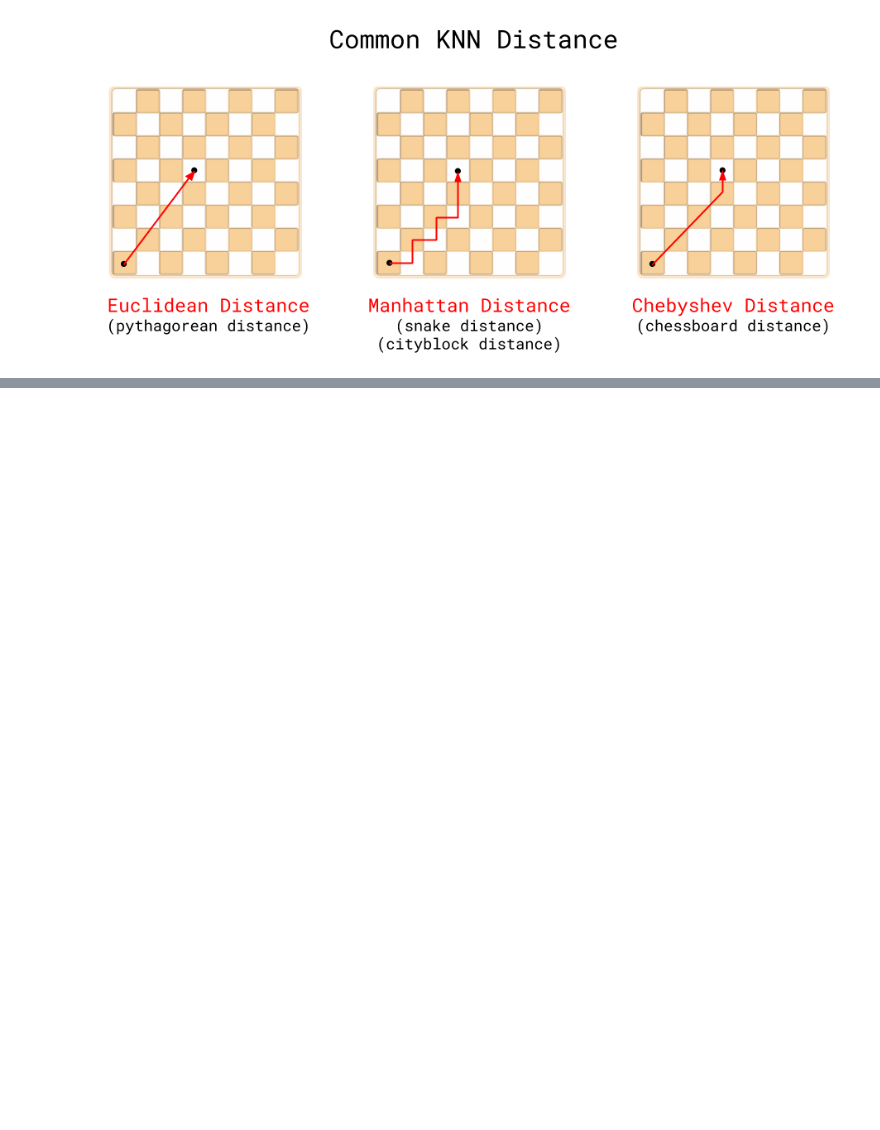
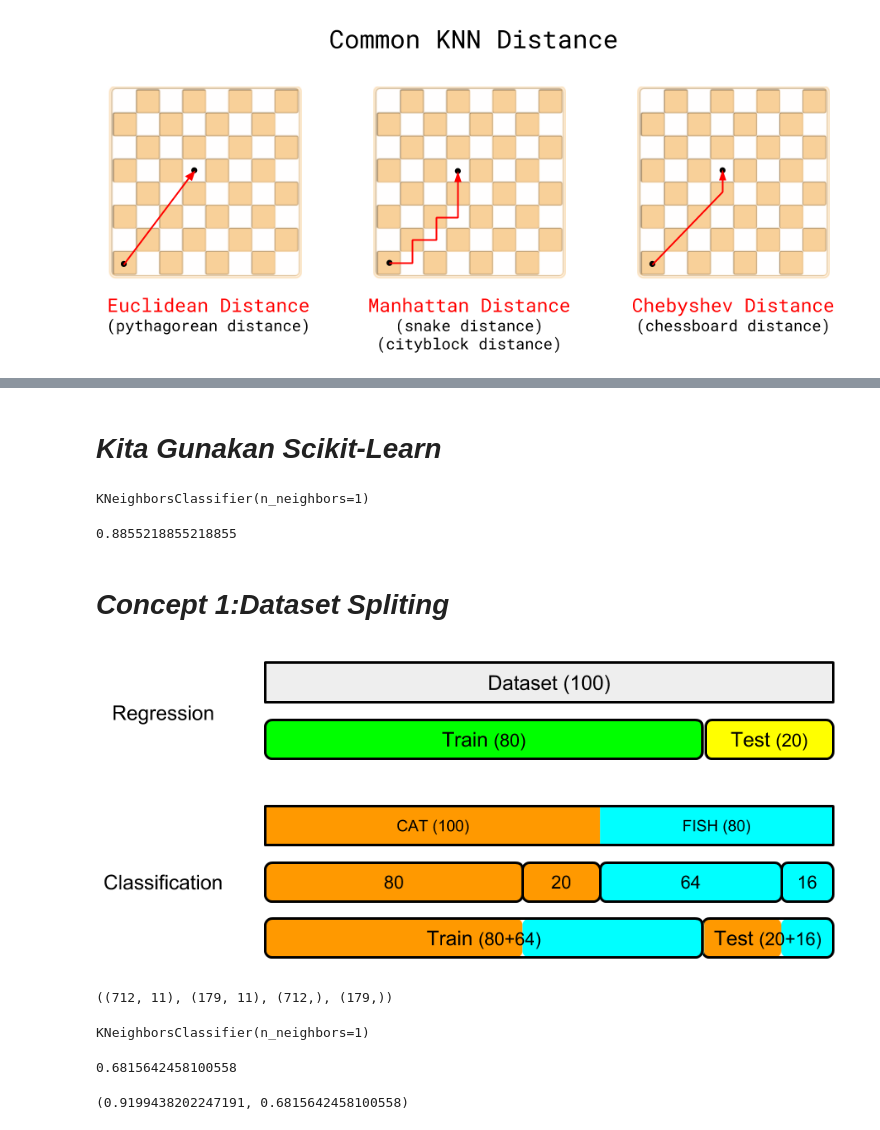
Before and after one commit to Rizkifadillah/googlecolab, a Jupyter notebook: data_science/S2/E1_K_Nearest_Neighbor.ipynb, the cells around one changed output, grey strips where cells are left out. Drawn from its saved outputs; the diff is of its cells as text; code cells hidden in the pictures; blank space fills up the shorter version.

```diff
--- a/data_science/S2/E1_K_Nearest_Neighbor.ipynb
+++ b/data_science/S2/E1_K_Nearest_Neighbor.ipynb
@@ -32,0 +152,2 @@ illustration.knn_distance
+# %% [markdown]
+# *Kita Gunakan Scikit-Learn*
@@ -32,0 +157,15 @@ illustration.knn_distance
+# %%
+knn = KNeighborsClassifier(n_neighbors=1) #mengunakan jumlah tetangga=1
+knn.fit(X,y) #cara mentraining dengan cara .fit
+# %% [output]
+KNeighborsClassifier(n_neighbors=1)
+# %%
+knn.score(X,y) #melihat akurasi dengan .score
+# %% [output]
+0.8855218855218855
+# %% [markdown]
+# *Concept 1:Dataset Spliting*
+# %%
+illustration.train_test_split
+# %% [output]
+[figure, added]
@@ -32,0 +174,29 @@ illustration.knn_distance
+# %%
+# membagi dataset yg 100% menjadi 80% untuk train/latihan dan 20% untuk test/ujian
+
+X = df.drop(columns="Survived")
+y = df.Survived
+X = pd.get_dummies(X, columns=["Pclass", "Sex", "Embarked"])
+
+# memisahkan dataset_training dan dataset_test
+X_train, X_test, y_train, y_test = train_test_split(X, y, test_size=0.2, stratify=y, random_state=42)
+# cek hasil data yg sudah di pisah
+X_train.shape, X_test.shape, y_train.shape, y_test.shape
+# %% [output]
+((712, 11), (179, 11), (712,), (179,))
+# %%
+# training menggunakan data training
+knn = KNeighborsClassifier(n_neighbors=1)
+knn.fit(X_train, y_train)
+# %% [output]
+KNeighborsClassifier(n_neighbors=1)
+# %%
+# test menggunakan dataset test
+knn.score(X_test, y_test)
+# %% [output]
+0.6815642458100558
+# %%
+# kita cek ulang menggunakan data train dan kita bandingkan menggunakan data test
+knn.score(X_train, y_train), knn.score(X_test, y_test)
+# %% [output]
+(0.9199438202247191, 0.6815642458100558)
```
Also changed, not shown: parts of 52 cells of this notebook.
